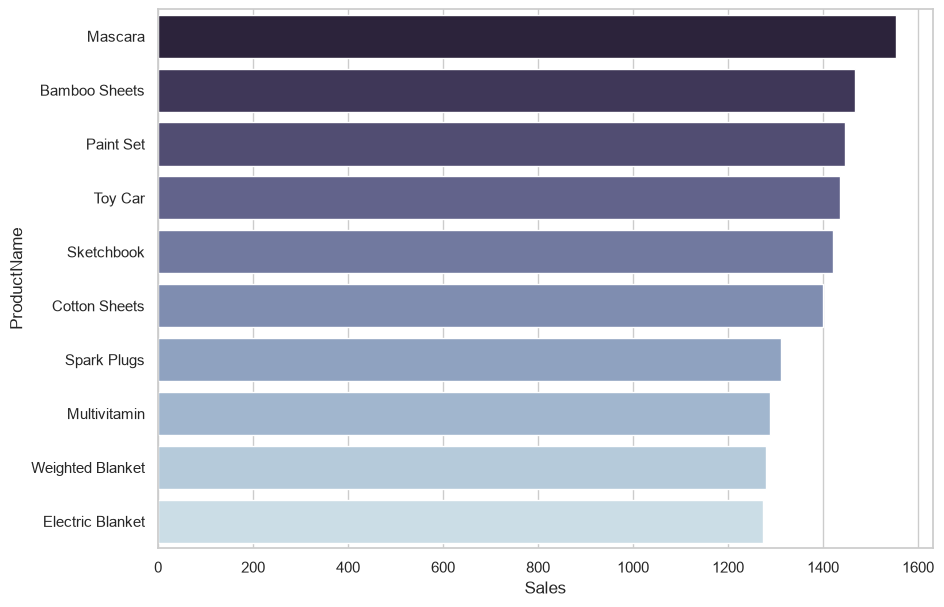
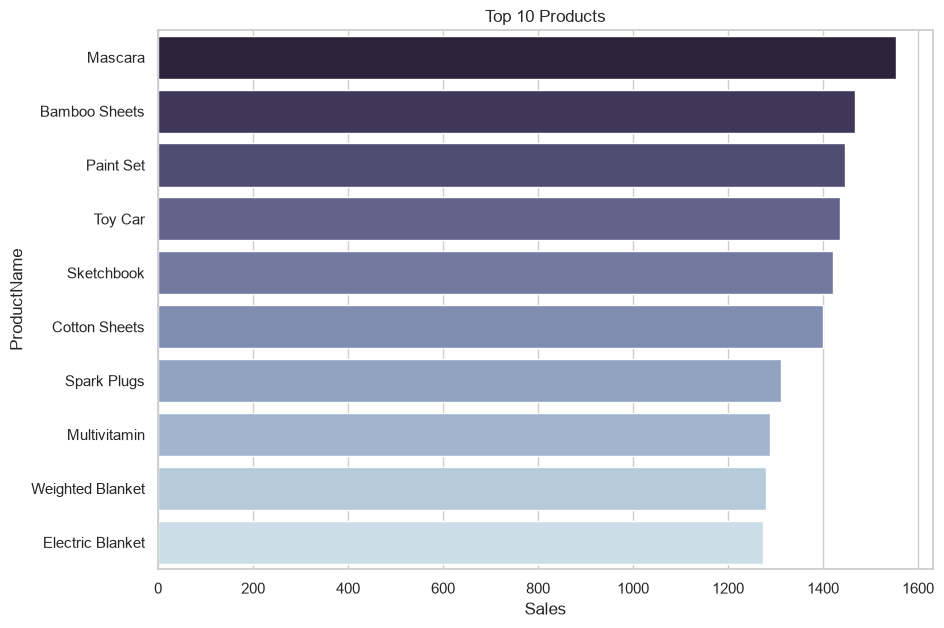
The change to this notebook cell's code, shown as a diff; its figure went from the first image to the second:
--- before
+++ after
@@ -14,3 +14,4 @@
 )
 
+plt.title(label="Top 10 Products")
 plt.show()

Commit: kruskall wallis test on electronics